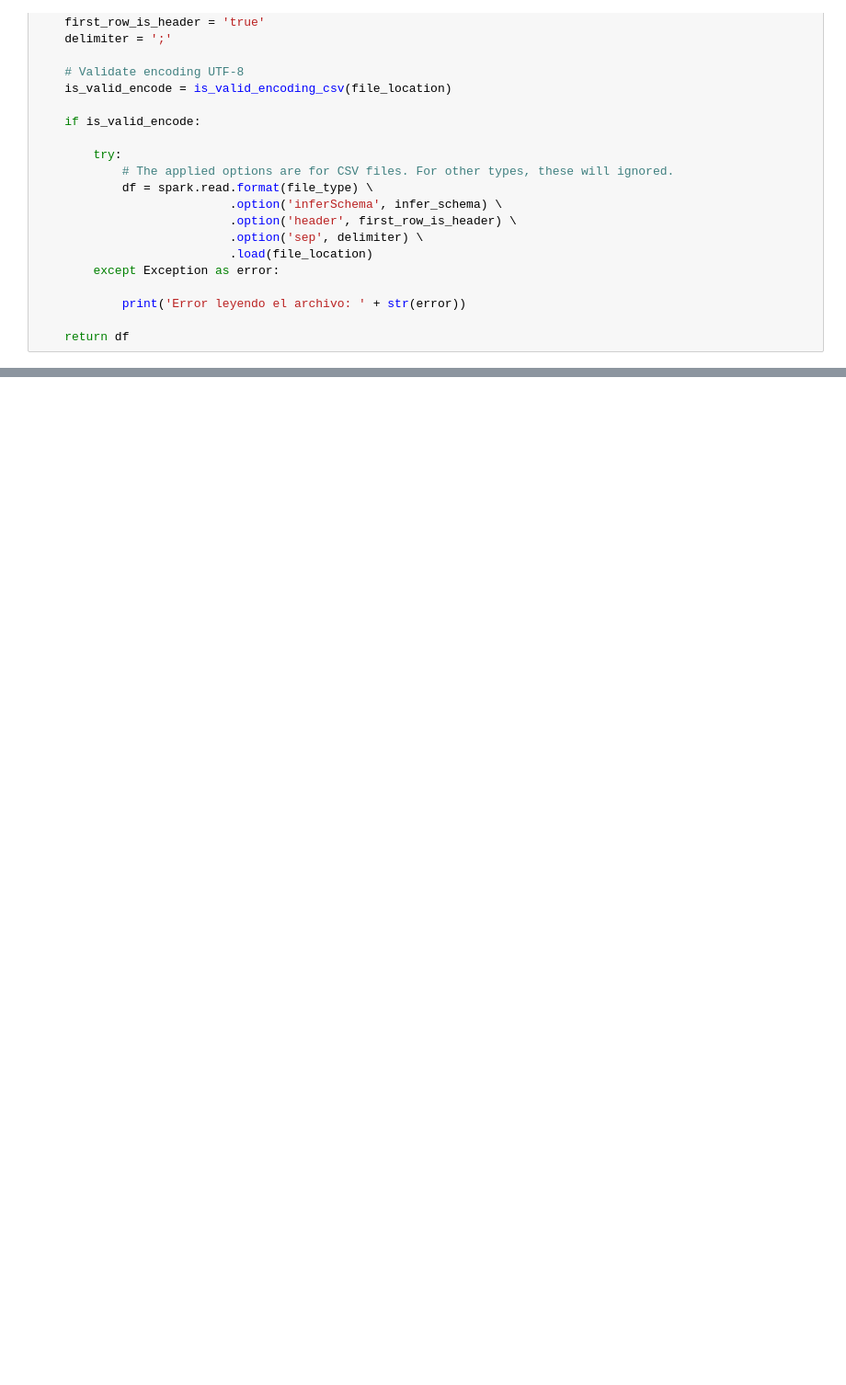
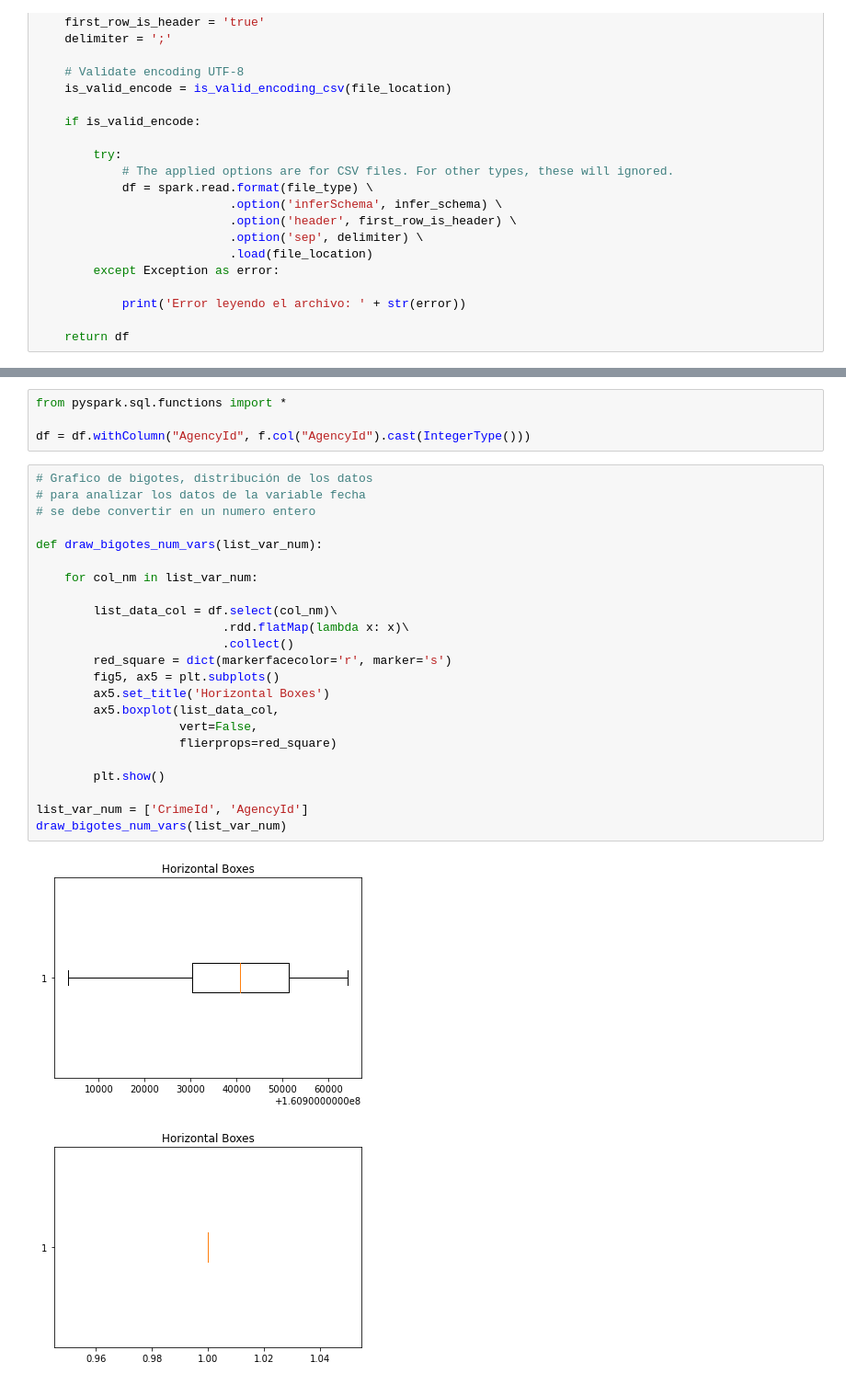
Before and after one commit to juadaves91/bd-bigdata-unir, a Jupyter notebook: Limpieza Datos Dataset - CSV.ipynb, the cells around one changed output, grey strips where cells are left out. Shown at 92% size. Saved outputs shown, nothing was run; the diff lists cells and outputs as text; blank space fills up the shorter version.

```diff
--- a/Limpieza Datos Dataset - CSV.ipynb
+++ b/Limpieza Datos Dataset - CSV.ipynb
@@ -220,0 +628,30 @@ root
+# %%
+from pyspark.sql.functions import *
+
+df = df.withColumn("AgencyId", f.col("AgencyId").cast(IntegerType()))
+# %%
+# Grafico de bigotes, distribución de los datos
+# para analizar los datos de la variable fecha
+# se debe convertir en un numero entero
+
+def draw_bigotes_num_vars(list_var_num):
+
+    for col_nm in list_var_num:
+
+        list_data_col = df.select(col_nm)\
+                          .rdd.flatMap(lambda x: x)\
+                          .collect()
+        red_square = dict(markerfacecolor='r', marker='s')
+        fig5, ax5 = plt.subplots()
+        ax5.set_title('Horizontal Boxes')
+        ax5.boxplot(list_data_col,
+                    vert=False,
+                    flierprops=red_square)
+
+        plt.show()
+
+list_var_num = ['CrimeId', 'AgencyId']
+draw_bigotes_num_vars(list_var_num)
+# %% [output]
+[figure, added]
+[figure, added]
```
Also changed, not shown: parts of 107 cells of this notebook.
